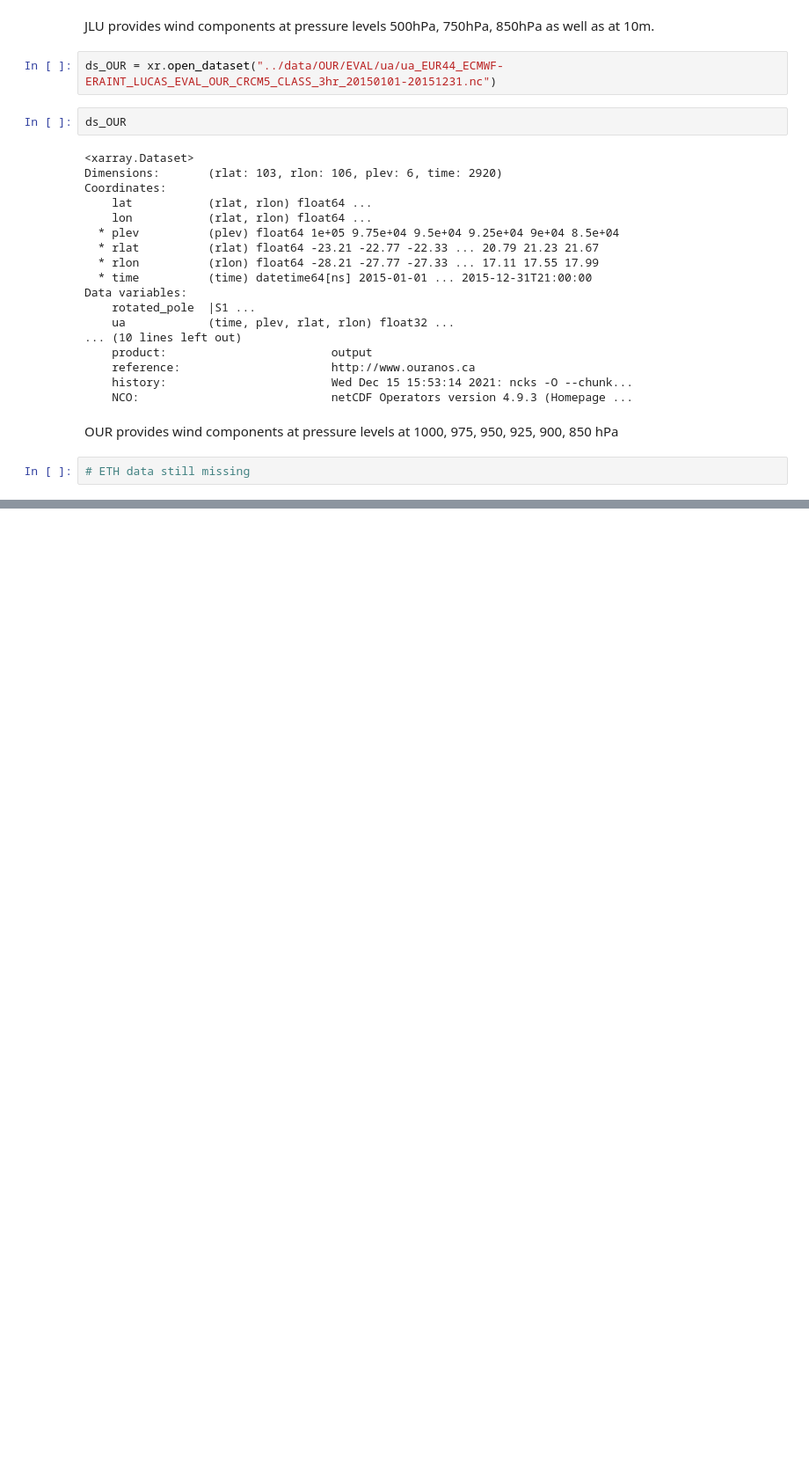
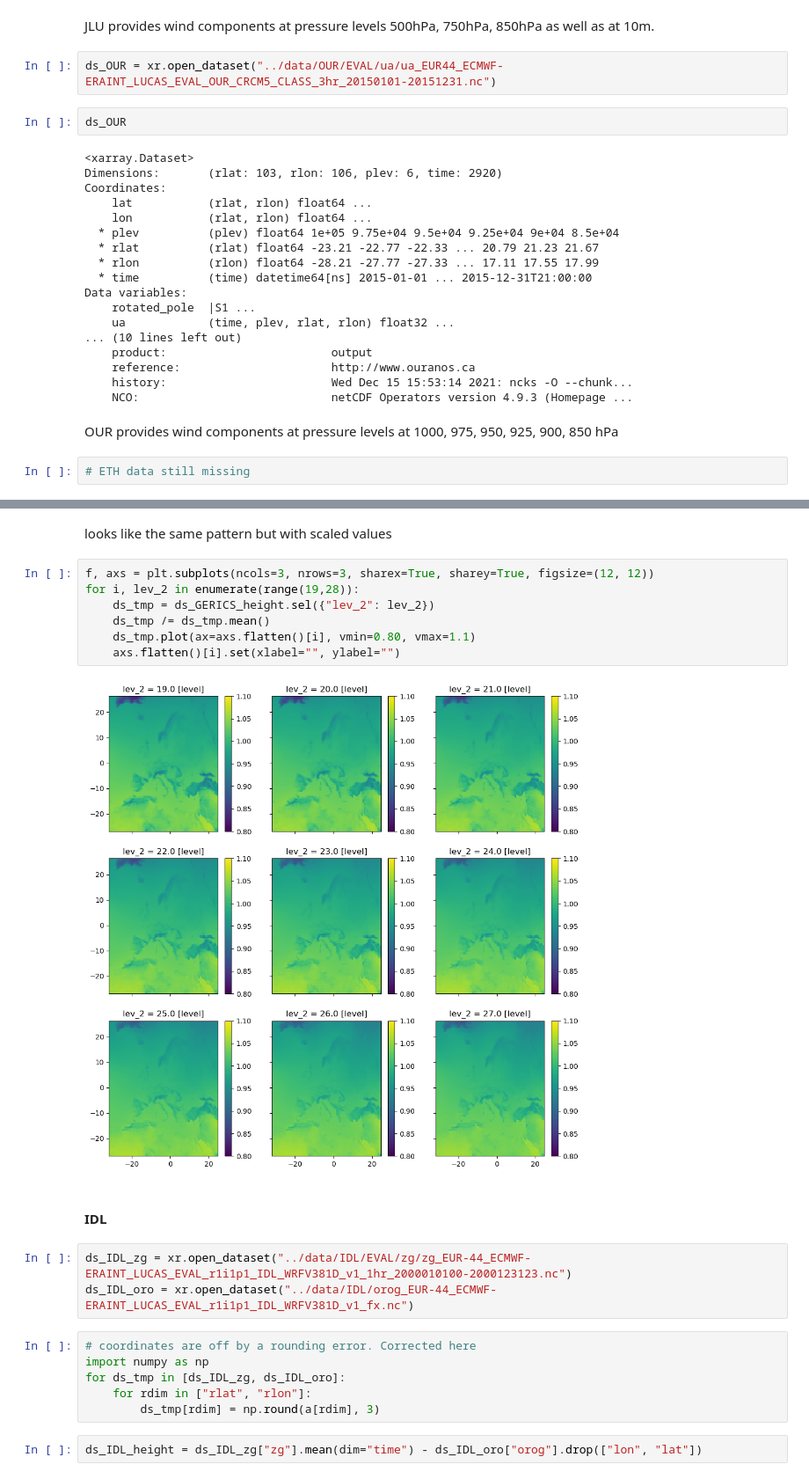
Before and after one commit to jwohland/lucas_3dwinds, a Jupyter notebook: notebooks/04_vertical_coordinates.ipynb, the cells around one changed output, grey strips where cells are left out. Shown at 88% size. Saved outputs shown, nothing was run; the diff lists cells and outputs as text; blank space fills up the shorter version.

```diff
--- a/notebooks/04_vertical_coordinates.ipynb
+++ b/notebooks/04_vertical_coordinates.ipynb
@@ -130,0 +201,24 @@ OUR provides wind components at pressure levels at 1000, 975, 950, 925, 900, 850
+# %% [markdown]
+looks like the same pattern but with scaled values
+# %%
+f, axs = plt.subplots(ncols=3, nrows=3, sharex=True, sharey=True, figsize=(12, 12))
+for i, lev_2 in enumerate(range(19,28)):
+    ds_tmp = ds_GERICS_height.sel({"lev_2": lev_2})
+    ds_tmp /= ds_tmp.mean()
+    ds_tmp.plot(ax=axs.flatten()[i], vmin=0.80, vmax=1.1)
+    axs.flatten()[i].set(xlabel="", ylabel="")
+# %% [output]
+[figure, added]
+# %% [markdown]
+#### IDL
+# %%
+ds_IDL_zg = xr.open_dataset("../data/IDL/EVAL/zg/zg_EUR-44_ECMWF-ERAINT_LUCAS_EVAL_r1i1p1_IDL_WRFV381D_v1_1hr_2000010100-2000123123.nc")
+ds_IDL_oro = xr.open_dataset("../data/IDL/orog_EUR-44_ECMWF-ERAINT_LUCAS_EVAL_r1i1p1_IDL_WRFV381D_v1_fx.nc")
+# %%
+# coordinates are off by a rounding error. Corrected here
+import numpy as np
+for ds_tmp in [ds_IDL_zg, ds_IDL_oro]:
+    for rdim in ["rlat", "rlon"]:
+        ds_tmp[rdim] = np.round(a[rdim], 3)
+# %%
+ds_IDL_height = ds_IDL_zg["zg"].mean(dim="time") - ds_IDL_oro["orog"].drop(["lon", "lat"])
```
Also changed, not shown: parts of 14 cells of this notebook, 2 other files.
